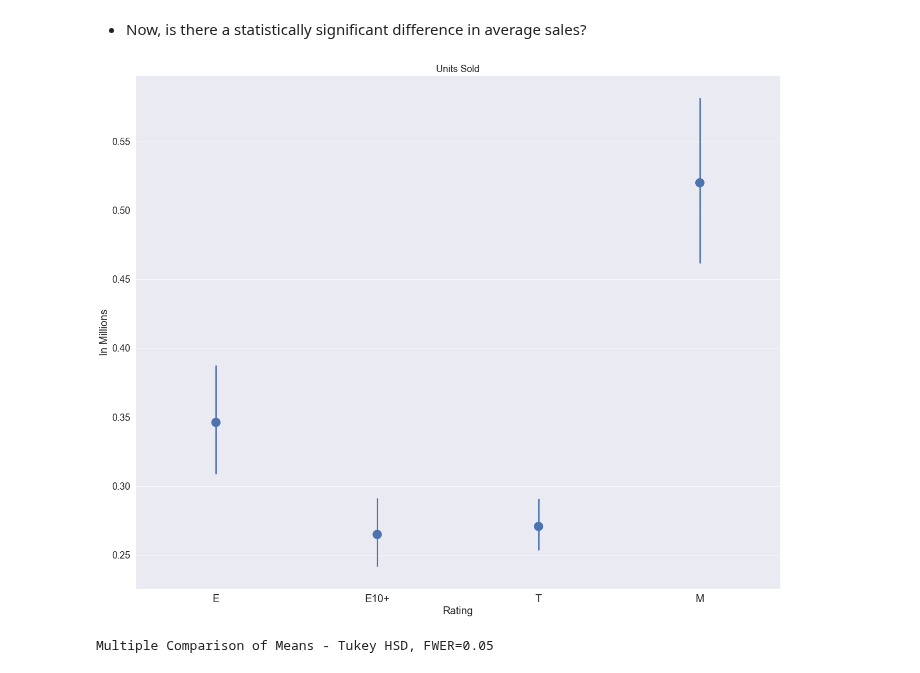
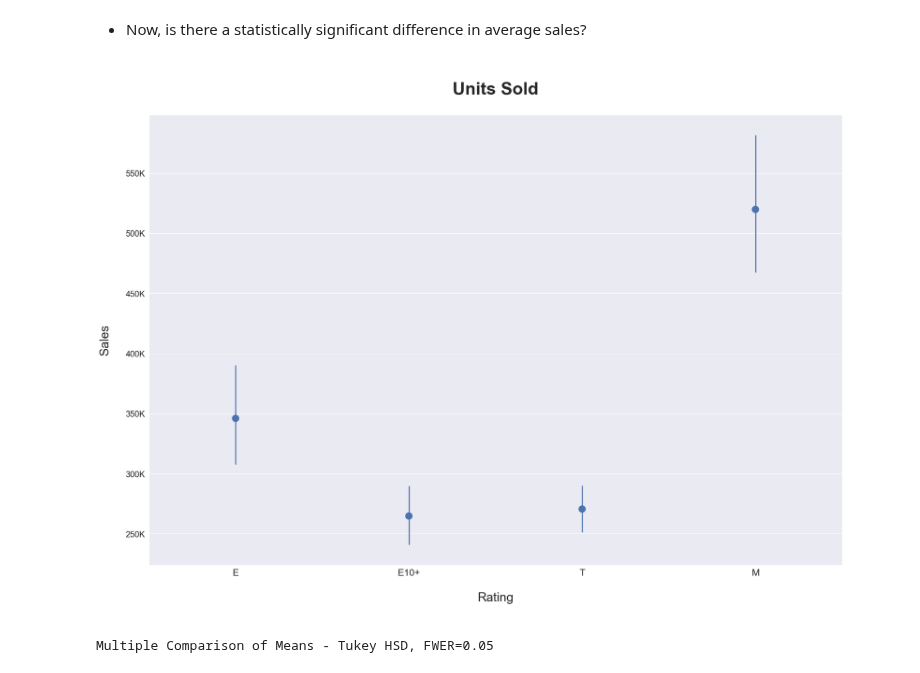
Before and after one commit to rjstange/Video-Game-Sales-by-ESRB-Rating, a Jupyter notebook: Video Game Sales By Maturity Rating - Slides.ipynb, the cells around one changed output. Drawn from its saved outputs; the diff is of its cells as text; code cells hidden in the pictures.

```diff
--- a/Video Game Sales By Maturity Rating - Slides.ipynb
+++ b/Video Game Sales By Maturity Rating - Slides.ipynb
@@ -41,9 +41,9 @@ sales = pd.read_csv(
 na_sales_e_to_m_since_2003 = sales.loc[  # Only pull from entries
     (sales["NA_Sales"] > 0)  # Where there are US sales
     & sales.Rating.notnull()  # Where there is a rating
-    & (na_sales["Rating"] != "AO")  # Excluding limited observations
-    & (na_sales["Rating"] != "EC")
-    & (na_sales_e_to_m["Year_of_Release"] >= 2003),  # Released in 2003+
+    & (sales["Rating"] != "AO")  # Excluding limited observations
+    & (sales["Rating"] != "EC")
+    & (sales["Year_of_Release"] >= 2003),  # Released in 2003+
     [
         "Name",
         "Genre",
@@ -53,9 +53,9 @@ na_sales_e_to_m_since_2003 = sales.loc[  # Only pull from entries
     ],
 ]
 # %%
-def pointplot(xarray, yarray, df, xorder, title):
+def pointplot(xarray, yarray, df, xorder):
     sns.set(
-        rc={"figure.figsize": (22, 18)}  # Set figure size
+        rc={"figure.figsize": (30, 20)}  # Set figure size
     )
     ax = sns.pointplot(
         x=xarray,
@@ -64,13 +64,15 @@ def pointplot(xarray, yarray, df, xorder, title):
         join=False,
         order=xorder,
         scale=2,
-    )
-    sns.set_context("talk")  # Make it more presentable
-    plt.xlabel(xarray, fontsize=20)
-    plt.xticks(fontsize=20)
-    plt.ylabel("In Millions", fontsize=20)
-    plt.yticks(fontsize=18)
-    plt.title(title);
+    )           # Format yticks to be in hundreds of thousands
+    ylabels = ['{:,.0f}K'.format(y) for y in ax.get_yticks() * 1000]
+    ax.set_yticklabels(ylabels)
+    sns.set_context("talk")        # Make it more presentable
+    plt.xlabel("\n{}\n".format(xarray), fontsize=30)
+    plt.xticks(fontsize=23)
+    plt.yticks(fontsize=20)
+    plt.ylabel("Sales\n", fontsize=30)
+    plt.title("\nUnits Sold\n", fontsize=42, fontweight=600);
 # %% [markdown]
 # US Video Game Sales in Relation to Maturity Rating and Genre
 ## Riley Stange
@@ -139,13 +140,12 @@ plt.show()
 # %%
 pointplot(
     "Rating",
     "NA_Sales",
     na_sales_e_to_m_since_2003,
     ["E", "E10+", "T", "M"],
-    "Units Sold",
 )
 # %% [output]
-[figure, old version]
+[figure, new version]
 # %%
 tukey_rating = pairwise_tukeyhsd(  # Tukey HSD for where I got my following figures from
     endog=na_sales_e_to_m_since_2003["NA_Sales"],  # Data
```
Also changed, not shown: parts of 5 cells of this notebook.
